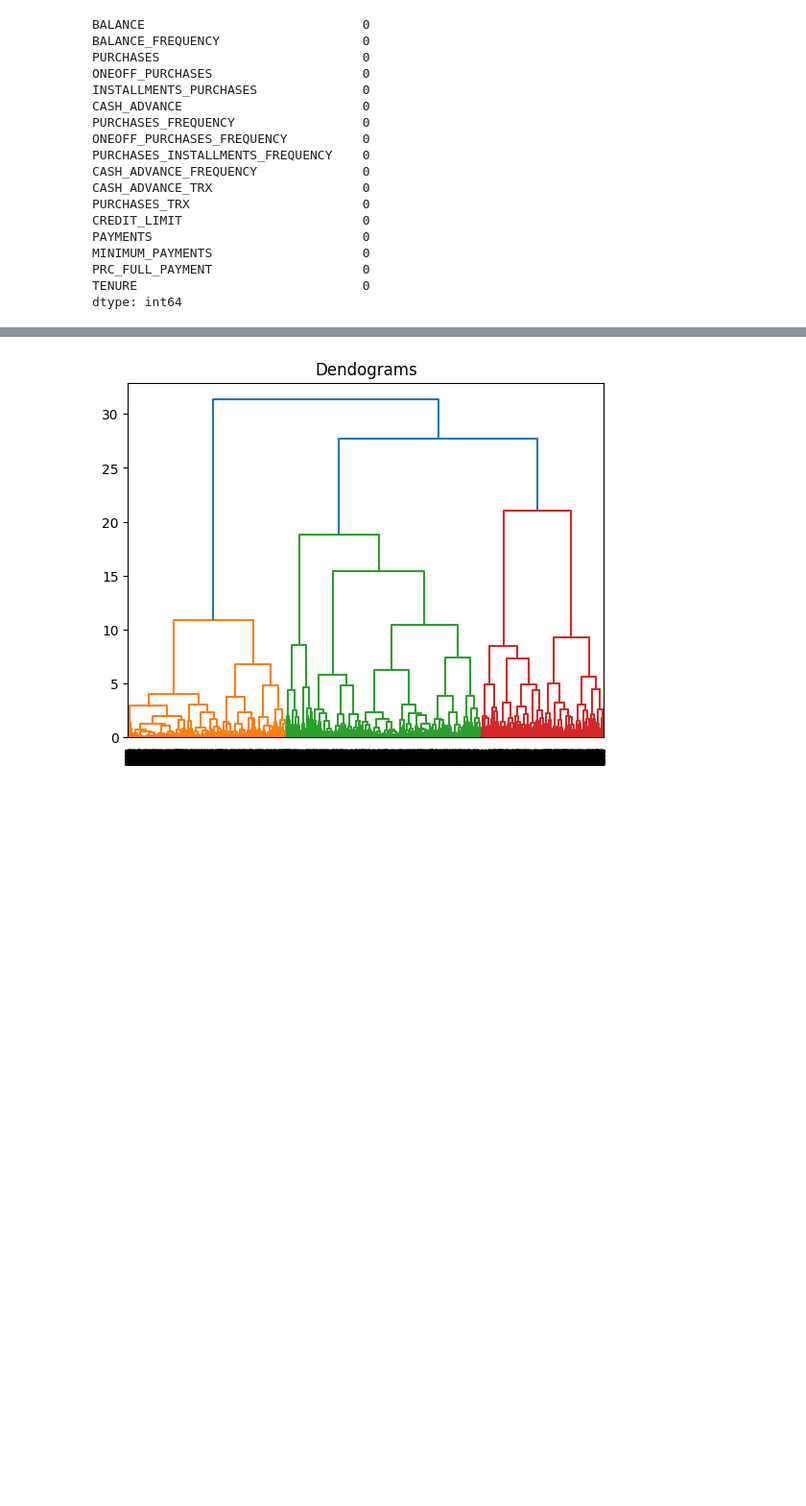
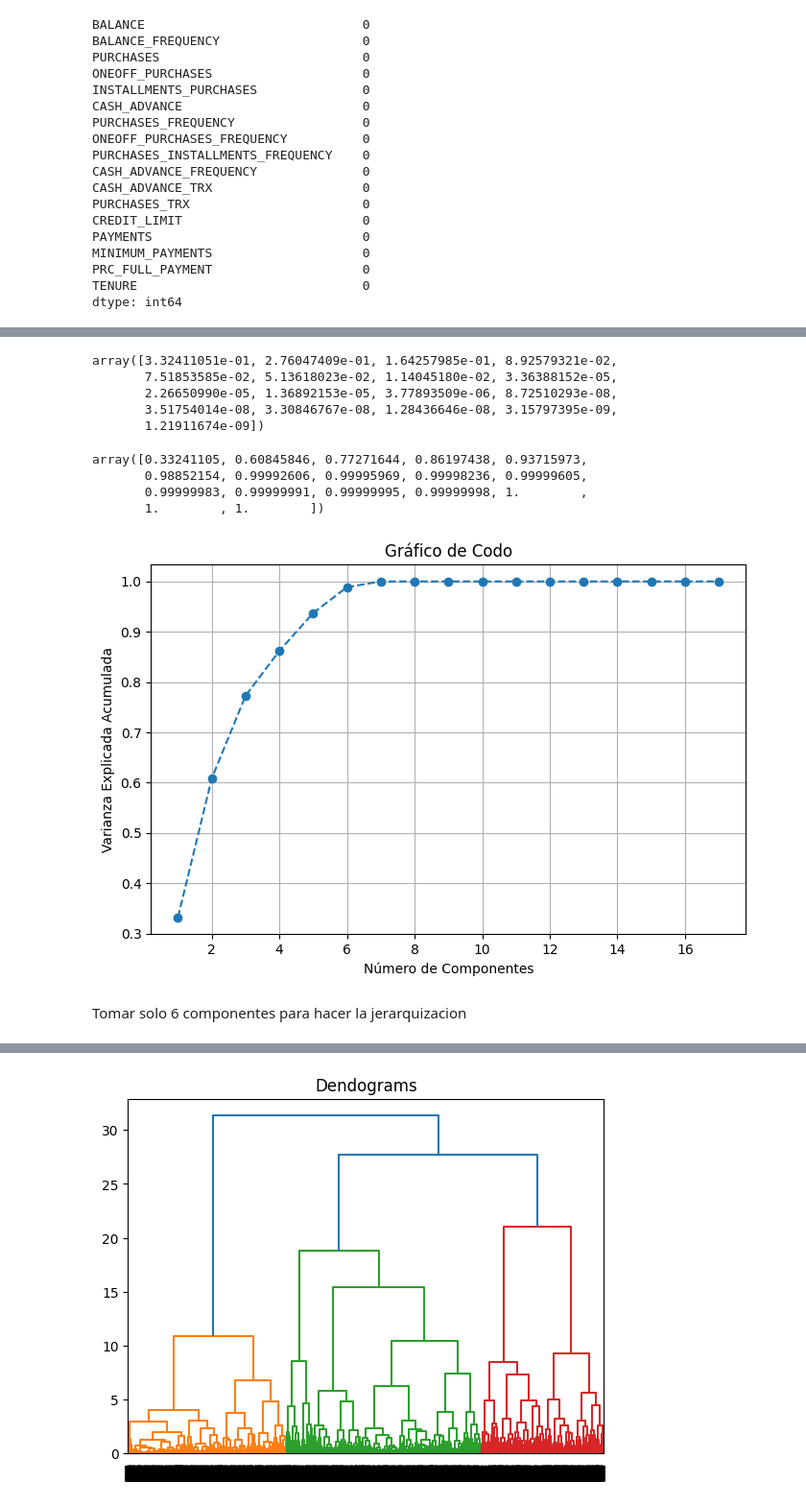
Before and after one commit to danielrawlins21/Machine_Learing_Intro, a Jupyter notebook: machine learning module/hierarchy.ipynb, the cells around one changed output, grey strips where cells are left out. Shown at 96% size. Drawn from its saved outputs; the diff is of its cells as text; code cells hidden in the pictures; blank space fills up the shorter version.

```diff
--- a/machine learning module/hierarchy.ipynb
+++ b/machine learning module/hierarchy.ipynb
@@ -132,3 +132,39 @@ data_scaled.head()
 | 2 | 0.310798 | 0.000125 | 0.096307 | 0.096307 | 0.00000 | 0.000000 | ... |
 | 3 | 0.208403 | 0.000080 | 0.187437 | 0.187437 | 0.00000 | 0.025732 | ... |
 | 4 | 0.504284 | 0.000617 | 0.009867 | 0.009867 | 0.00000 | 0.000000 | ... |
+# %%
+from sklearn.decomposition import PCA
+
+pca = PCA()
+data_PCA = pca.fit_transform(data_scaled)
+# %%
+explained_variance = pca.explained_variance_ratio_
+explained_variance
+# %% [output]
+array([3.32411051e-01, 2.76047409e-01, 1.64257985e-01, 8.92579321e-02,
+       7.51853585e-02, 5.13618023e-02, 1.14045180e-02, 3.36388152e-05,
+       2.26650990e-05, 1.36892153e-05, 3.77893509e-06, 8.72510293e-08,
+       3.51754014e-08, 3.30846767e-08, 1.28436646e-08, 3.15797395e-09,
+       1.21911674e-09])
+# %%
+cum_explained_variance = pca.explained_variance_ratio_.cumsum()
+cum_explained_variance
+# %% [output]
+array([0.33241105, 0.60845846, 0.77271644, 0.86197438, 0.93715973,
+       0.98852154, 0.99992606, 0.99995969, 0.99998236, 0.99999605,
+       0.99999983, 0.99999991, 0.99999995, 0.99999998, 1.        ,
+       1.        , 1.        ])
+# %%
+import matplotlib.pyplot as plt
+
+plt.figure(figsize=(8, 5))
+plt.plot(range(1, len(explained_variance) + 1), cum_explained_variance, marker='o', linestyle='--')
+plt.title('Gráfico de Codo')
+plt.xlabel('Número de Componentes')
+plt.ylabel('Varianza Explicada Acumulada')
+plt.grid()
+plt.show()
+# %% [output]
+[figure, added]
+# %% [markdown]
+Tomar solo 6 componentes para hacer la jerarquizacion
```
Also changed, not shown: parts of 13 cells of this notebook.
